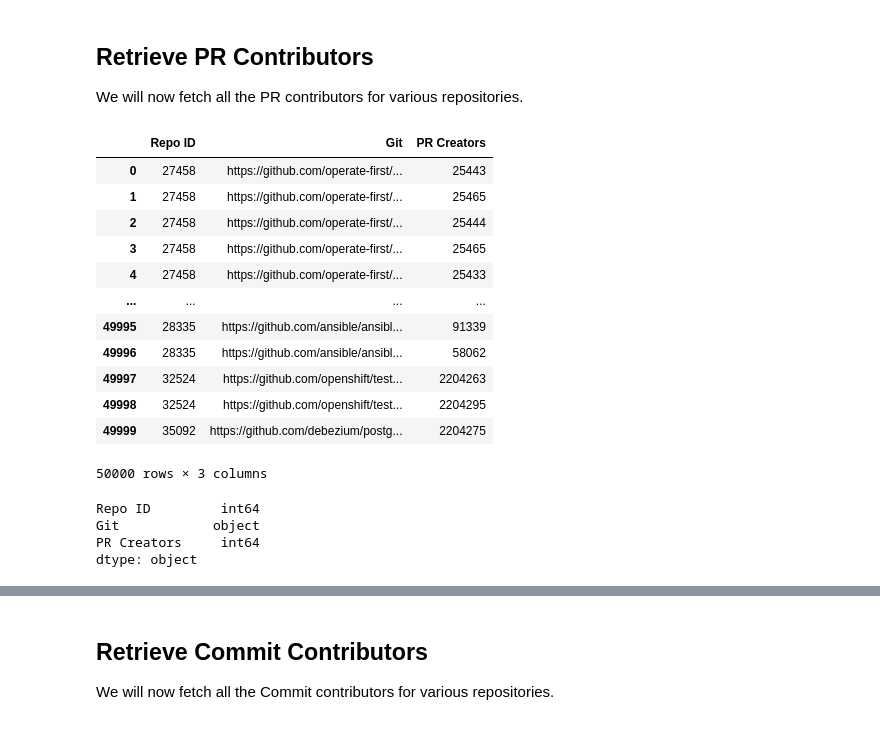
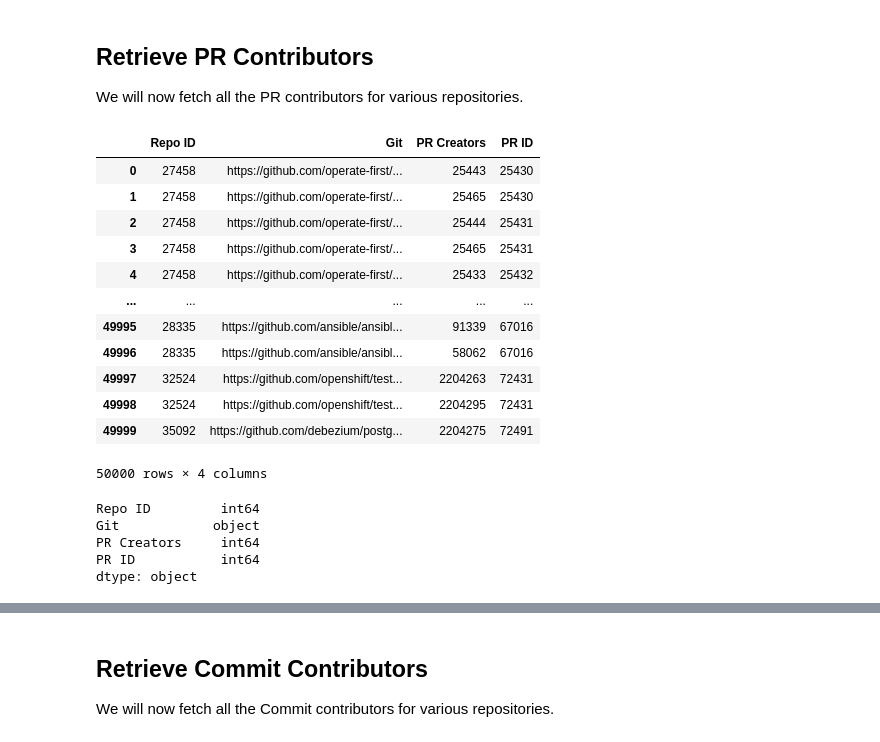
Before and after one commit to hemajv/sandiego, a Jupyter notebook: notebooks/contributors_per_repo.ipynb, the cells around one changed output, grey strips where cells are left out. Cells and saved outputs as stored; diff of their text form; code cells hidden in the pictures.

```diff
--- a/notebooks/contributors_per_repo.ipynb
+++ b/notebooks/contributors_per_repo.ipynb
@@ -125,38 +128,40 @@ We will now fetch all the PR contributors for various repositories.
 # %%
 pr_contrib = pd.DataFrame()
 repo_query = salc.sql.text(f"""
             SET SCHEMA 'augur_data';
             SELECT r.repo_id,
             r.repo_git,
-            prm.cntrb_id
+            prm.cntrb_id,
+            prm.pull_request_id
             FROM
             repo r, pull_request_meta prm
              WHERE
             prm.repo_id = r.repo_id
             limit 50000
     """)
 pr_contrib = pd.read_sql(repo_query, con=engine)
-pr_contrib.columns =['Repo ID', 'Git', 'PR Creators']
+pr_contrib.columns =['Repo ID', 'Git', 'PR Creators', 'PR ID']
 
 display(pr_contrib)
 pr_contrib.dtypes
 # %% [output]
-|  | Repo ID | Git | PR Creators |
-| 0 | 27458 | https://github.com/operate-first/... | 25443 |
-| 1 | 27458 | https://github.com/operate-first/... | 25465 |
-| 2 | 27458 | https://github.com/operate-first/... | 25444 |
-| 3 | 27458 | https://github.com/operate-first/... | 25465 |
-| 4 | 27458 | https://github.com/operate-first/... | 25433 |
-| ... | ... | ... | ... |
-| 49995 | 28335 | https://github.com/ansible/ansibl... | 91339 |
-| 49996 | 28335 | https://github.com/ansible/ansibl... | 58062 |
-| 49997 | 32524 | https://github.com/openshift/test... | 2204263 |
-| 49998 | 32524 | https://github.com/openshift/test... | 2204295 |
-| 49999 | 35092 | https://github.com/debezium/postg... | 2204275 |
+|  | Repo ID | Git | PR Creators | PR ID |
+| 0 | 27458 | https://github.com/operate-first/... | 25443 | 25430 |
+| 1 | 27458 | https://github.com/operate-first/... | 25465 | 25430 |
+| 2 | 27458 | https://github.com/operate-first/... | 25444 | 25431 |
+| 3 | 27458 | https://github.com/operate-first/... | 25465 | 25431 |
+| 4 | 27458 | https://github.com/operate-first/... | 25433 | 25432 |
+| ... | ... | ... | ... | ... |
+| 49995 | 28335 | https://github.com/ansible/ansibl... | 91339 | 67016 |
+| 49996 | 28335 | https://github.com/ansible/ansibl... | 58062 | 67016 |
+| 49997 | 32524 | https://github.com/openshift/test... | 2204263 | 72431 |
+| 49998 | 32524 | https://github.com/openshift/test... | 2204295 | 72431 |
+| 49999 | 35092 | https://github.com/debezium/postg... | 2204275 | 72491 |
-50000 rows × 3 columns
+50000 rows × 4 columns
 Repo ID         int64
 Git            object
 PR Creators     int64
+PR ID           int64
 dtype: object
 # %%
 pr_contrib.nunique()
```
Also changed, not shown: parts of 35 cells of this notebook.
